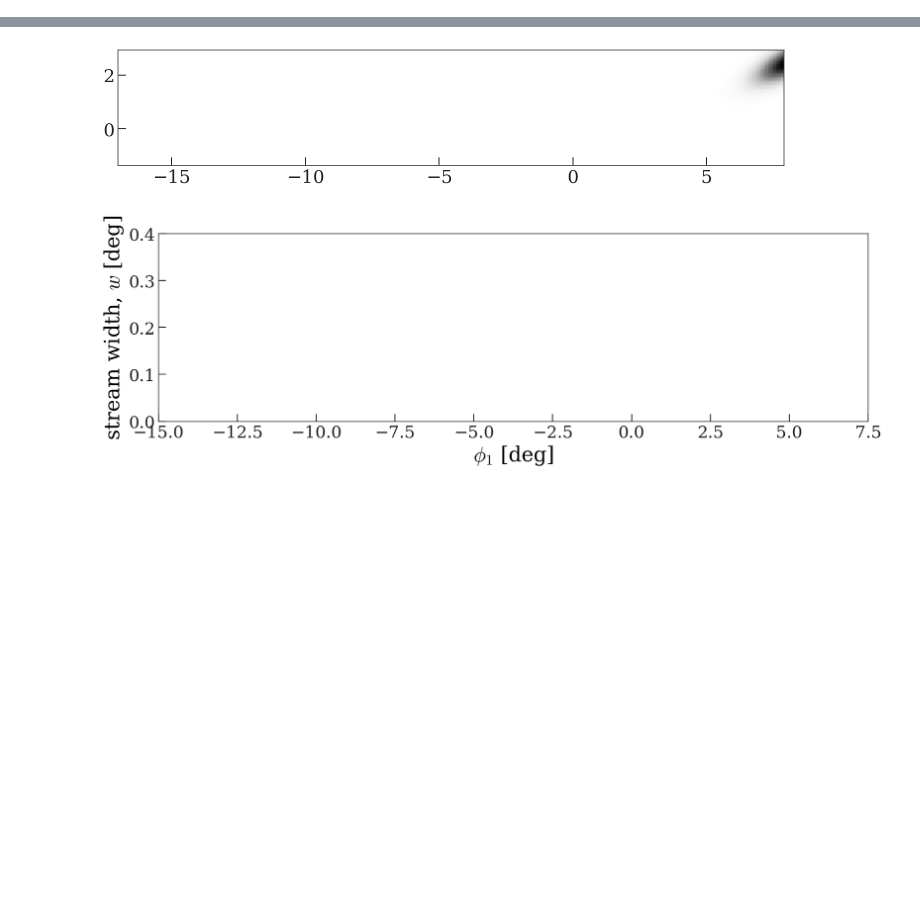
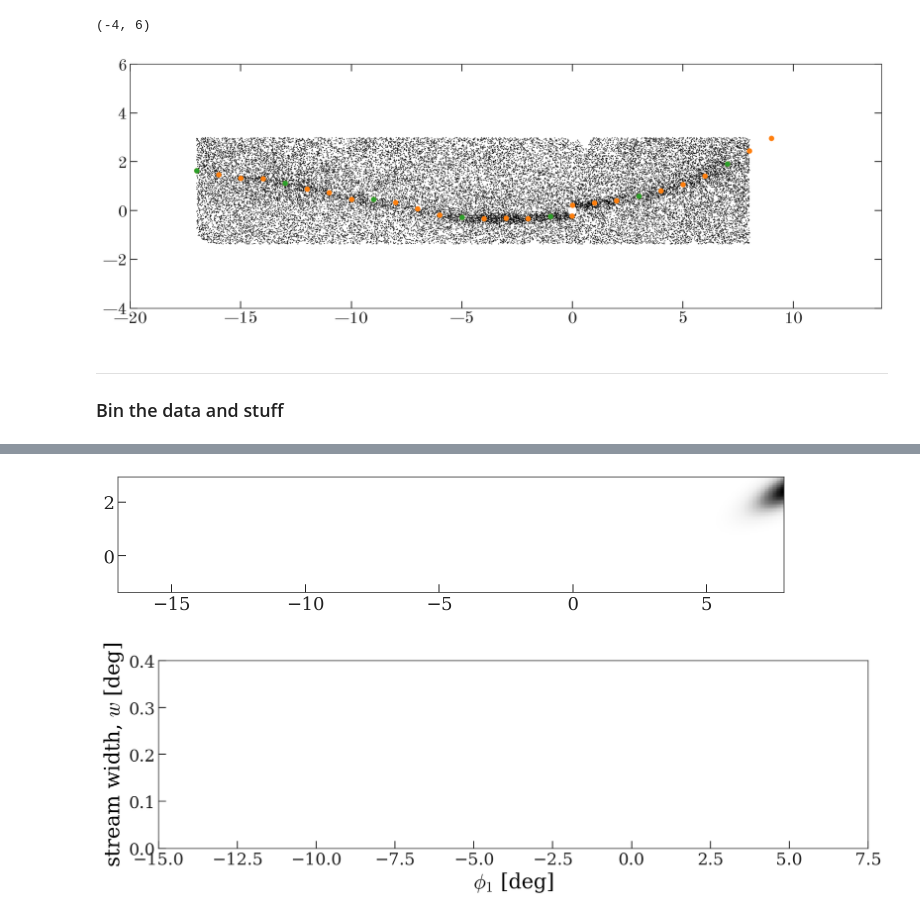
Before and after one commit to adrn/Pal5sBiggestFan, a Jupyter notebook: notebooks/Binned-density-model.ipynb, the cells around one changed output, grey strips where cells are left out. Saved outputs shown, nothing was run; the diff lists cells and outputs as text; code cells hidden in the pictures; blank space fills up the shorter version.

Commit message:
stuff

```diff
--- a/notebooks/Binned-density-model.ipynb
+++ b/notebooks/Binned-density-model.ipynb
@@ -312,0 +99,44 @@ fig.tight_layout()
+# %%
+dpix = 0.1
+# dpix = 0.05
+xbins = np.arange(phi1_lim[0], phi1_lim[1]+1e-3, dpix)
+ybins = np.arange(phi2_lim[0], phi2_lim[1]+1e-3, dpix)
+
+h_phi1 = 1
+# h_phi1 = 0.5
+l_nodes = np.concatenate(([0.01], np.arange(h_phi1, 9+1e-3, h_phi1)))
+t_nodes = np.sort(-np.concatenate(([0.01], np.arange(h_phi1, 17+1e-3, h_phi1))))
+
+nodes = np.concatenate((t_nodes, l_nodes))
+phi2_nodes = np.concatenate((t_poly(t_nodes), l_poly(l_nodes)))
+
+# HACK:
+# xbins = np.arange(0, phi1.max(), dpix)
+# ybins = np.arange(-1, 3.5, dpix)
+# nodes = nodes[-10:-2]
+# phi2_nodes = phi2_nodes[-10:-2]
+# t_nodes = []
+# l_nodes = nodes
+
+# bg_nodes = bg_nodes[4:6]
+# bg_phi2_nodes = bg_phi2_nodes[4:6]
+# %%
+# Now make the bg nodes:
+bg_h_phi1 = 4
+bg_nodes = np.arange(-17, 9+1e-3, bg_h_phi1)
+bg_phi2_nodes = full_poly(bg_nodes)
+
+# HACK:
+# bg_nodes = np.arange(0, 6+1e-3, bg_h_phi1/2)
+# bg_phi2_nodes = full_poly(bg_nodes)
+# %%
+fig, ax = plt.subplots(1, 1, figsize=(15, 5))
+
+ax.plot(phi1, phi2, marker='o', ms=1, ls='none', color='k', alpha=1)
+ax.scatter(nodes, phi2_nodes, zorder=100, color='tab:orange')
+ax.scatter(bg_nodes, bg_phi2_nodes, zorder=100, color='tab:green')
+ax.set_xlim(-20, 14)
+ax.set_ylim(-4, 6)
+# %% [output]
+(-4, 6)
+[figure, added]
@@ -312,0 +153,4 @@ fig.tight_layout()
+# %% [markdown]
+---
+
+### Bin the data and stuff
```
Also changed, not shown: parts of 44 cells of this notebook, 2 other files.
